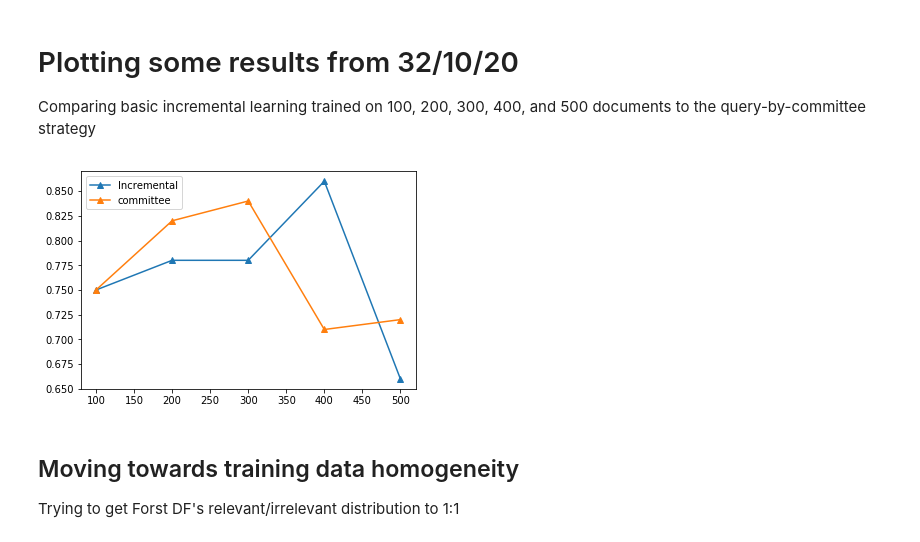
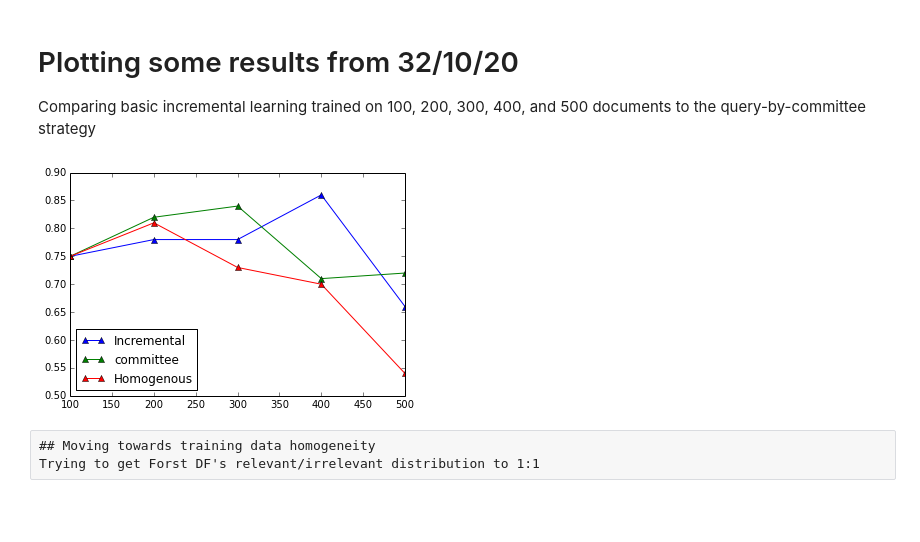
Before and after one commit to xingfanxia/comps_ediscovery, a Jupyter notebook: kimj4_exps/incremental.ipynb, the cells around one changed output. Cells and saved outputs as stored; diff of their text form; code cells hidden in the pictures; blank space fills up the shorter version.

Commit message:
added testing for homogenous label distribution in incremental training

```diff
--- a/kimj4_exps/incremental.ipynb
+++ b/kimj4_exps/incremental.ipynb
@@ -182,3 +173,8 @@ comm_quer = [(0.2857142857142857, 1.0, 0.75, 0.4444444444444445),
 (0.8571428571428571, 0.7317073170731707, 0.84, 0.7894736842105263),
 (0.9142857142857143, 0.5517241379310345, 0.71, 0.6881720430107526),
 (0.9428571428571428, 0.559322033898305, 0.72, 0.7021276595744681)]
+hom_quer = [(0.2857142857142857, 1.0, 0.75, 0.4444444444444445),
+            (0.6857142857142857, 0.75, 0.81, 0.7164179104477612),
+            (0.7142857142857143, 0.5952380952380952, 0.73, 0.6493506493506493),
+            (0.37142857142857144, 0.6190476190476191, 0.7, 0.4642857142857143),
+            (0.9142857142857143, 0.4266666666666667, 0.54, 0.5818181818181819)]
@@ -193,24 +194,29 @@ comm_prec = [x[0] for x in comm_quer]
 comm_rec = [x[1] for x in comm_quer]
 comm_acc = [x[2] for x in comm_quer]
 comm_f1 = [x[3] for x in comm_quer]
+hom_prec = [x[0] for x in hom_quer]
+hom_rec = [x[1] for x in hom_quer]
+hom_acc = [x[2] for x in hom_quer]
+hom_f1 = [x[3] for x in hom_quer]
 # %%
 #plot some data
 x = range(100,600,100)
 
 fig=plt.figure()
 ax=fig.add_subplot(111)
 
 ax.plot(x, inc_acc, marker="^", label="Incremental")
 ax.plot(x, comm_acc, marker="^", label="committee")
+ax.plot(x, hom_acc, marker = "^", label="Homogenous")
 
-plt.legend(loc=2)
+plt.legend(loc=3)
 plt.draw()
 plt.show()
 # %% [output]
-[figure, old version]
+[figure, new version]
-# %% [markdown]
-## Moving towards training data homogeneity
-Trying to get Forst DF's relevant/irrelevant distribution to 1:1
+# %% [raw]
+## Moving towards training data homogeneity
+Trying to get Forst DF's relevant/irrelevant distribution to 1:1
 # %%
 def homogenous_increment():
     '''Incremental training, but tries to give data points that even out the proportions of relevant vs not relevant
```
Also changed, not shown: parts of 4 cells of this notebook.
